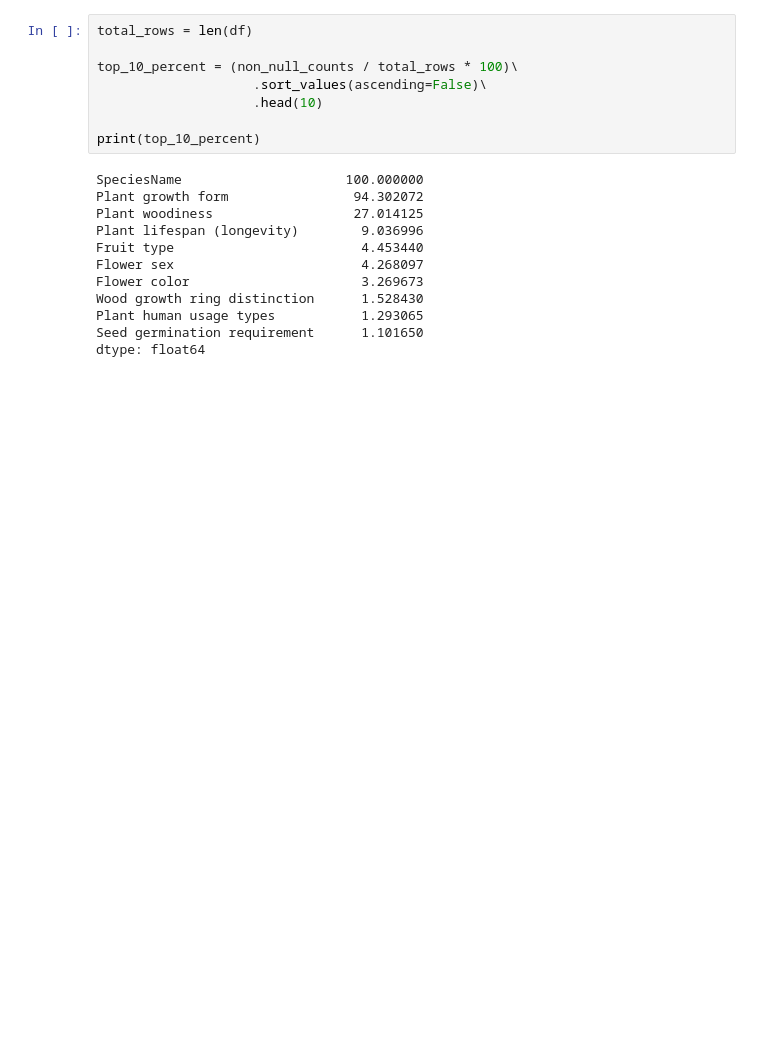
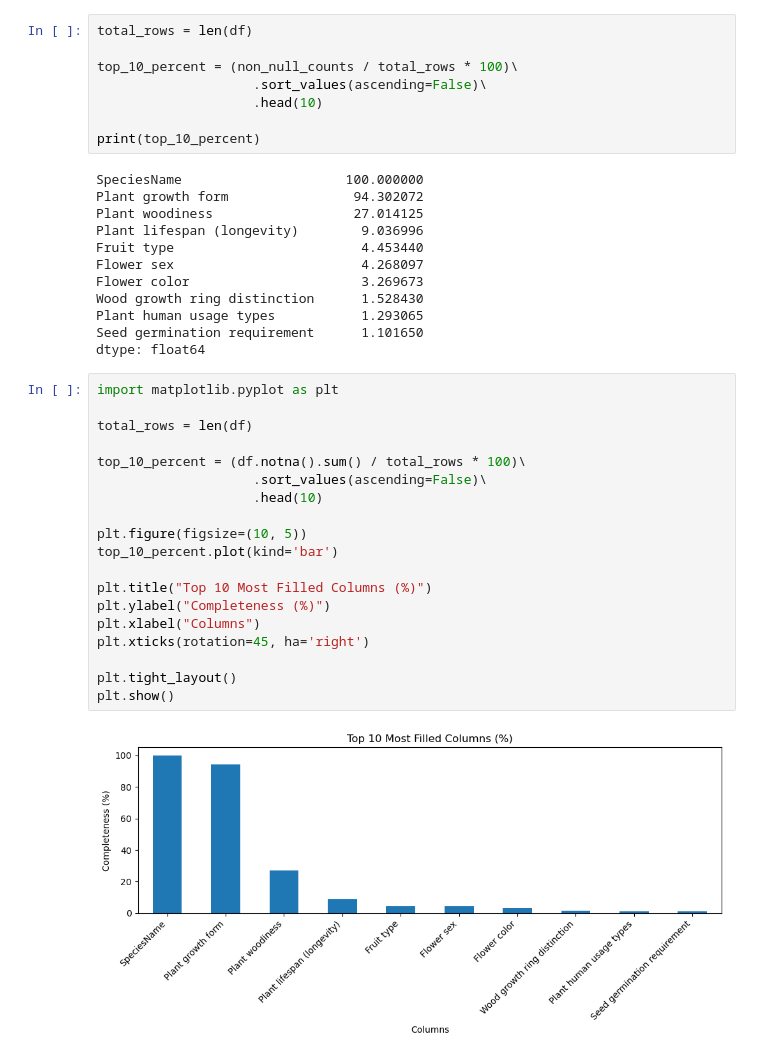
Before and after one commit to Fati-00M/Flowering-Trees, a Jupyter notebook: flowering_traits.ipynb, the cells around one changed output. Drawn from its saved outputs; the diff is of its cells as text; blank space fills up the shorter version.

```diff
--- a/flowering_traits.ipynb
+++ b/flowering_traits.ipynb
@@ -60,3 +60,24 @@ Wood growth ring distinction      1.528430
 Plant human usage types           1.293065
 Seed germination requirement      1.101650
 dtype: float64
+# %%
+import matplotlib.pyplot as plt
+
+total_rows = len(df)
+
+top_10_percent = (df.notna().sum() / total_rows * 100)\
+                    .sort_values(ascending=False)\
+                    .head(10)
+
+plt.figure(figsize=(10, 5))
+top_10_percent.plot(kind='bar')
+
+plt.title("Top 10 Most Filled Columns (%)")
+plt.ylabel("Completeness (%)")
+plt.xlabel("Columns")
+plt.xticks(rotation=45, ha='right')
+
+plt.tight_layout()
+plt.show()
+# %% [output]
+[figure, added]
```
Also changed, not shown: parts of 2 cells of this notebook, 3 other files.
